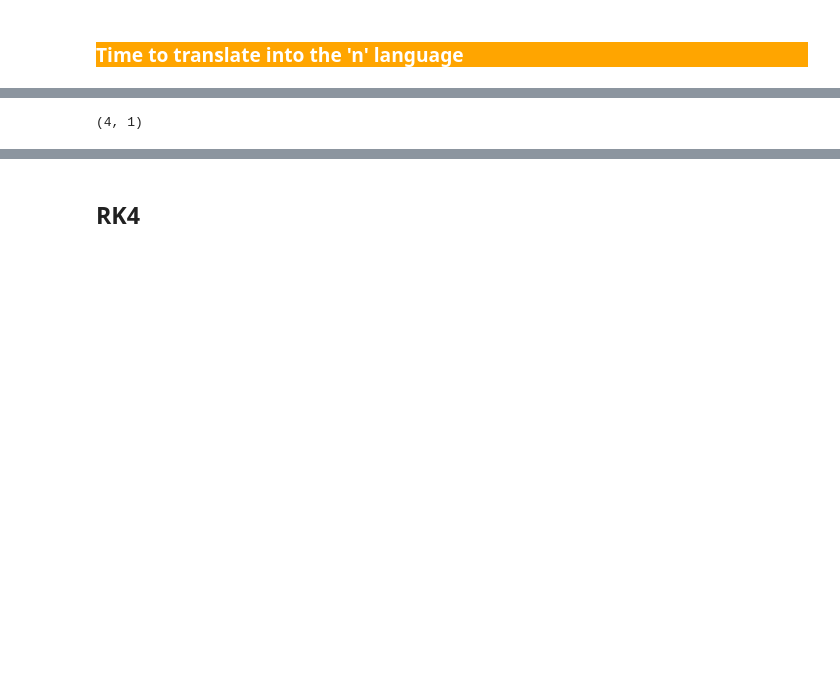
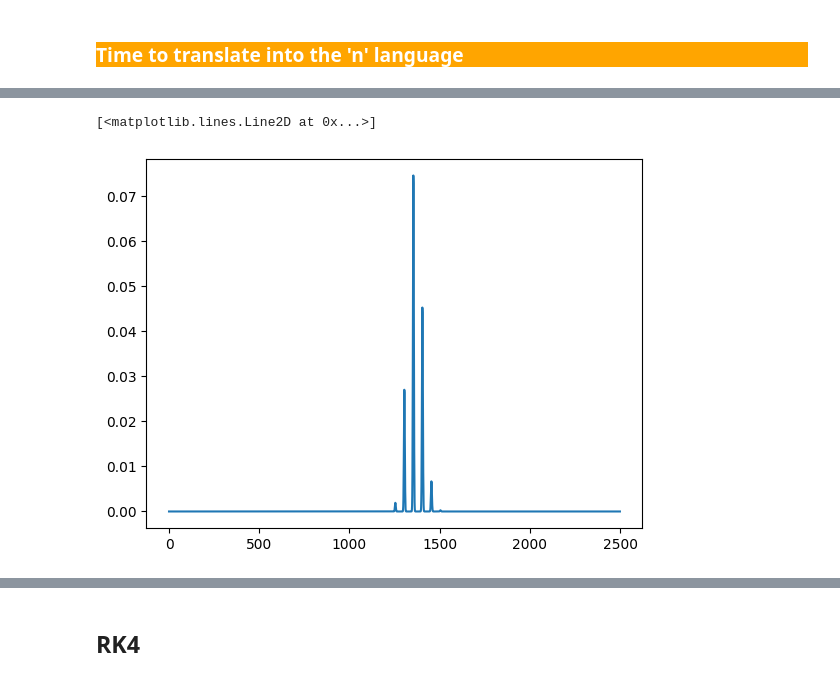
Before and after one commit to shellpwner/Topological-energy-pumping-siumlations, a Jupyter notebook: evolution.ipynb, the cells around one changed output, grey strips where cells are left out. Cells and saved outputs as stored; diff of their text form; code cells hidden in the pictures; blank space fills up the shorter version.

```diff
--- a/evolution.ipynb
+++ b/evolution.ipynb
@@ -222,5 +222,0 @@ vec[0] = 1
-# %%
-v = h@vec
-v.shape
-# %% [output]
-(4, 1)
@@ -226,0 +241,43 @@ v.shape
+# %%
+n = 50
+m = 0.5
+w1 = 0.1
+g = np.sqrt(2)
+w2 = g*w1
+
+h = Hmn(np.pi/10, 0, m, n)
+# %%
+vec = np.matrix(np.zeros(2*n*n, dtype=complex)).T
+vec[0] = 1
+dt = 1
+
+t = 0
+while(t<=50):
+    denVec = []
+    for i in range(n*n):
+        keti = np.matrix([[vec[2*i,0]], [vec[2*i + 1,0]]])
+        deni = keti.H @ keti
+        denVec.append(np.real(deni[0,0]))
+    grid = np.array(denVec).reshape((n,n))
+    plt.figure(figsize=(10,10))
+    plt.imshow(grid)
+    plt.savefig('latticeEvol/'+str(np.round(t))+'.png')
+    plt.clf()
+    plt.close()
+    t = t + dt
+
+
+    k1 = -1j * h @ vec
+    k2 = -1j * h @ (vec + k1*dt/2)
+    k3 = -1j * h @(vec + k2*dt/2)
+    k4 = -1j * h @ (vec + k3*dt)
+    vec = (vec + (h/6)*(k1 + 2*k2 + 2*k3 + k4))
+    vec = vec/la.norm(vec)            ### VERY IMPORTANT ####
+    # print(la.norm(vec), 't = ' + str(t))
+    # t = t + dt
+# %%
+plt.plot(denVec)
+plt.close()
+# %% [output]
+[<matplotlib.lines.Line2D at 0x...>]
+[figure, added]
```
Also changed, not shown: parts of 8 cells of this notebook.
